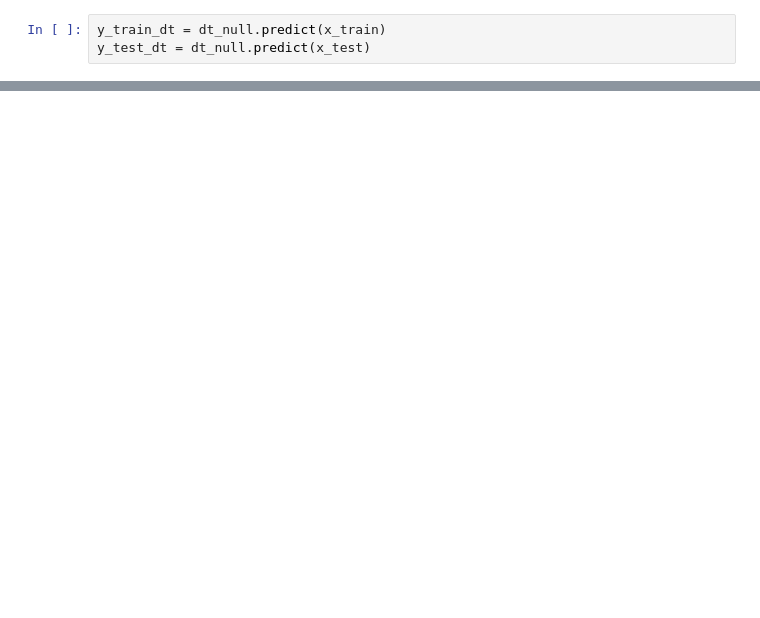
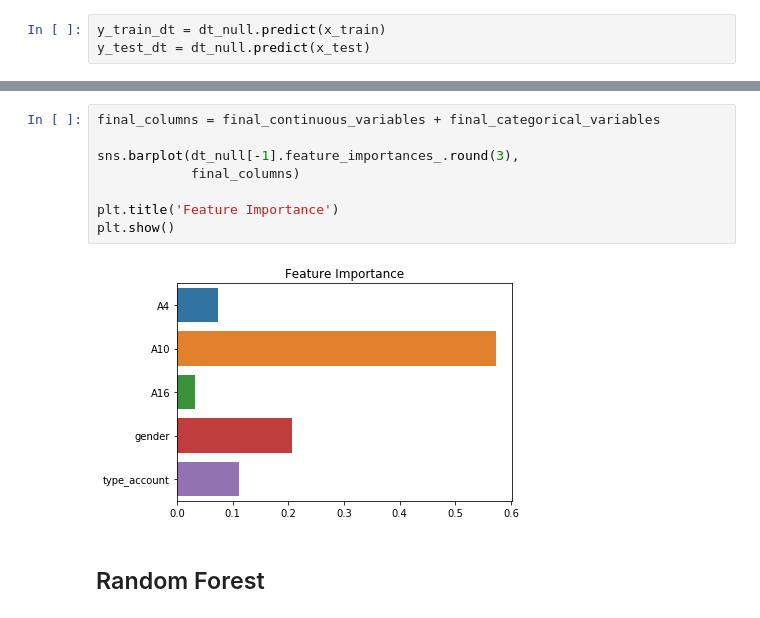
Before and after one commit to SteveGrimm/Unit5_Project1, a Jupyter notebook: Unit5_Project.ipynb, the cells around one changed output, grey strips where cells are left out. Drawn from its saved outputs; the diff is of its cells as text; blank space fills up the shorter version.

```diff
--- a/Unit5_Project.ipynb
+++ b/Unit5_Project.ipynb
@@ -418,0 +387,12 @@ print(confusion_matrix(y_test, y_test_dt))
+# %%
+final_columns = final_continuous_variables + final_categorical_variables
+
+sns.barplot(dt_null[-1].feature_importances_.round(3),
+            final_columns)
+
+plt.title('Feature Importance')
+plt.show()
+# %% [output]
+[figure, added]
+# %% [markdown]
+## Random Forest
```
Also changed, not shown: parts of 33 cells of this notebook.
